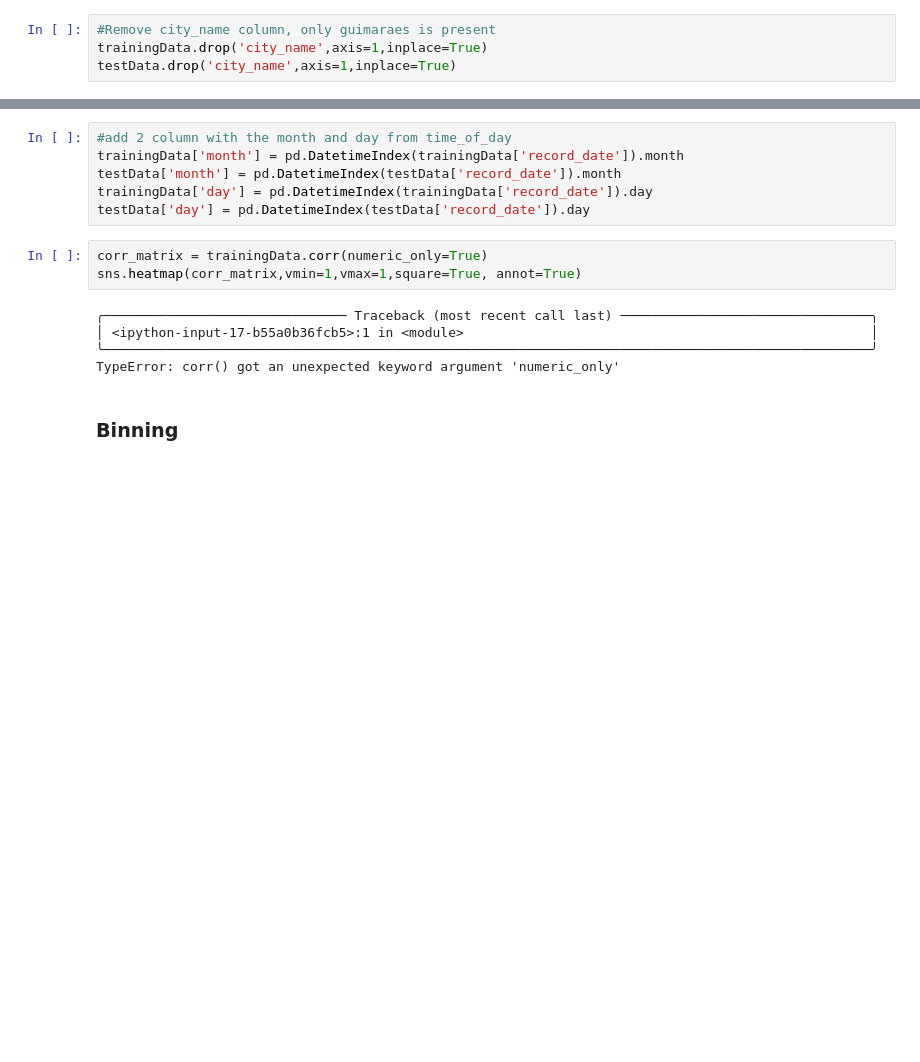
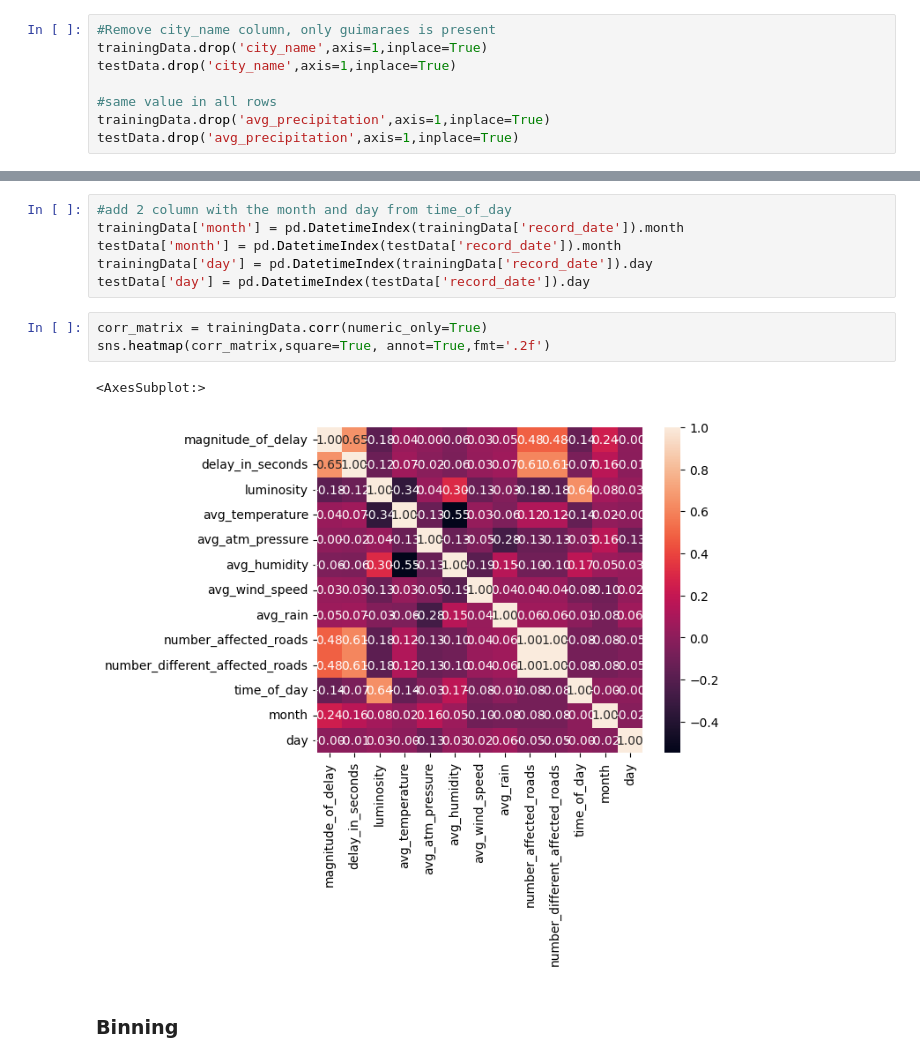
Before and after one commit to rsaSantos/DAA-Project, a Jupyter notebook: Task 2 (Competition)/incidents.ipynb, the cells around one changed output, grey strips where cells are left out. Cells and saved outputs as stored; diff of their text form; blank space fills up the shorter version.

```diff
--- a/Task 2 (Competition)/incidents.ipynb
+++ b/Task 2 (Competition)/incidents.ipynb
@@ -261,6 +248,10 @@ AttributeError: 'DataFrame' object has no attribute 'profile_report'
 #Remove city_name column, only guimaraes is present
 trainingData.drop('city_name',axis=1,inplace=True)
 testData.drop('city_name',axis=1,inplace=True)
+
+#same value in all rows
+trainingData.drop('avg_precipitation',axis=1,inplace=True)
+testData.drop('avg_precipitation',axis=1,inplace=True)
 # %% [markdown]
 # Turn values to Numeric
 # %% [markdown]
@@ -307,12 +298,10 @@ trainingData['day'] = pd.DatetimeIndex(trainingData['record_date']).day
 testData['day'] = pd.DatetimeIndex(testData['record_date']).day
 # %%
 corr_matrix = trainingData.corr(numeric_only=True)
-sns.heatmap(corr_matrix,vmin=1,vmax=1,square=True, annot=True)
+sns.heatmap(corr_matrix,square=True, annot=True,fmt='.2f')
 # %% [output]
-╭─────────────────────────────── Traceback (most recent call last) ────────────────────────────────╮
-│ <ipython-input-17-b55a0b36fcb5>:1 in <module>                                                    │
-╰──────────────────────────────────────────────────────────────────────────────────────────────────╯
-TypeError: corr() got an unexpected keyword argument 'numeric_only'
+<AxesSubplot:>
+[figure, added]
 # %% [markdown]
 ### Binning
 # %%
```
Also changed, not shown: parts of 11 cells of this notebook.
